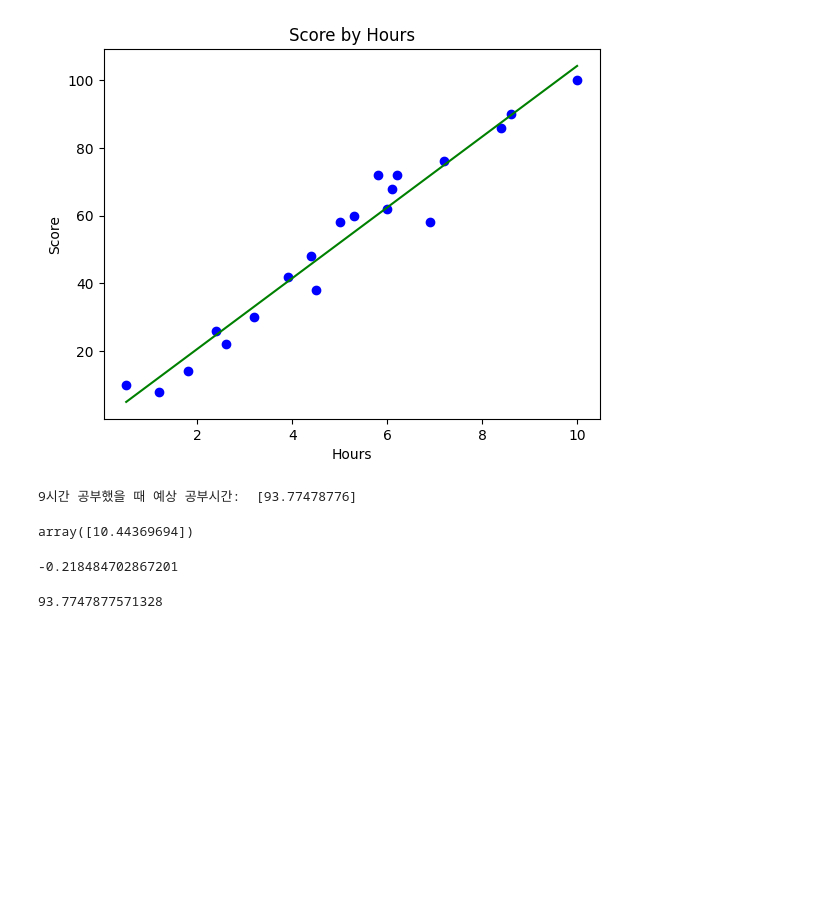
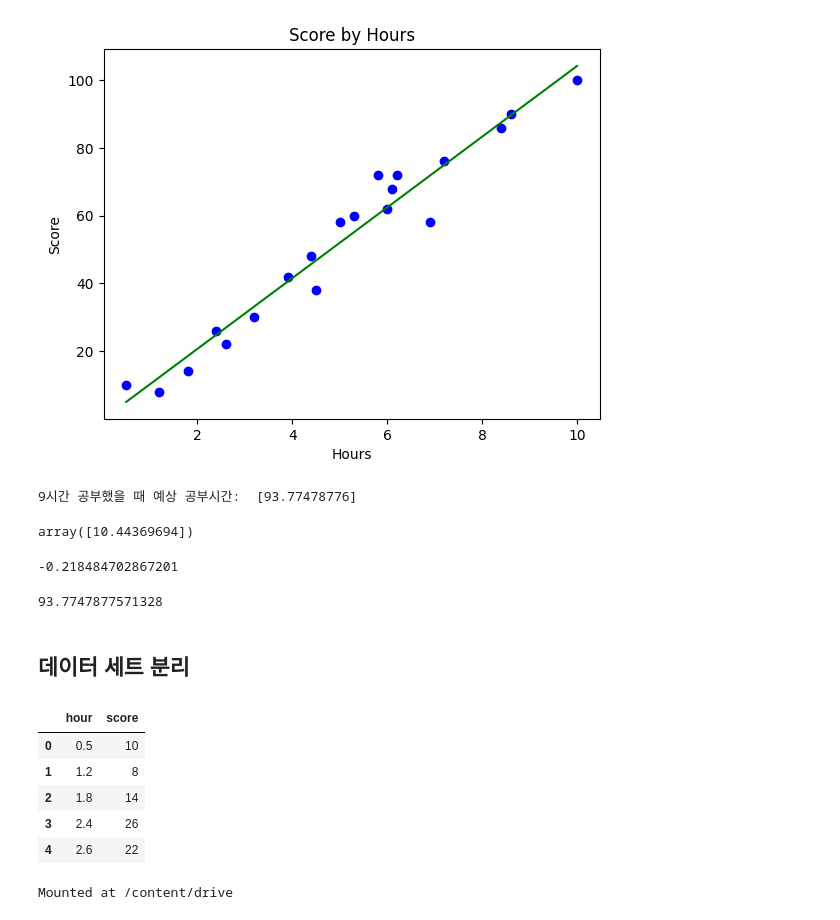
Before and after one commit to jhkr1/PythonML-MovieRecommendationSystem, a Jupyter notebook: 01_Linear_Regression.ipynb, the cells around one changed output. Saved outputs shown, nothing was run; the diff lists cells and outputs as text; code cells hidden in the pictures; blank space fills up the shorter version.

```diff
--- a/01_Linear_Regression.ipynb
+++ b/01_Linear_Regression.ipynb
@@ -82,3 +84,5 @@ y = 10.44369694 * x + -0.218484702867201
 print(y)
 # %% [output]
 93.7747877571328
+# %% [markdown]
+## 데이터 세트 분리
@@ -84,0 +92,15 @@ print(y)
+# %%
+dataset = pd.read_csv('/content/drive/MyDrive/PythonMLWokrspace/ScikitLearn/LinearRegressionData.csv')
+dataset.head()
+# %% [output]
+|  | hour | score |
+| 0 | 0.5 | 10 |
+| 1 | 1.2 | 8 |
+| 2 | 1.8 | 14 |
+| 3 | 2.4 | 26 |
+| 4 | 2.6 | 22 |
+# %%
+from google.colab import drive
+drive.mount('/content/drive')
+# %% [output]
+Mounted at /content/drive
```
Also changed, not shown: parts of 25 cells of this notebook.
